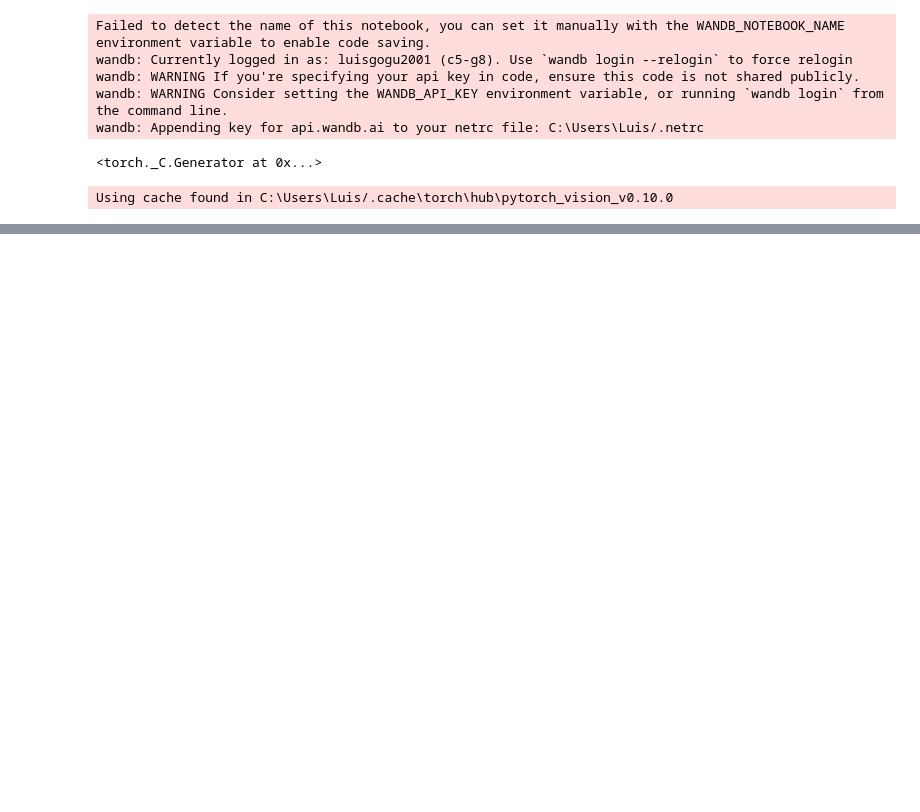
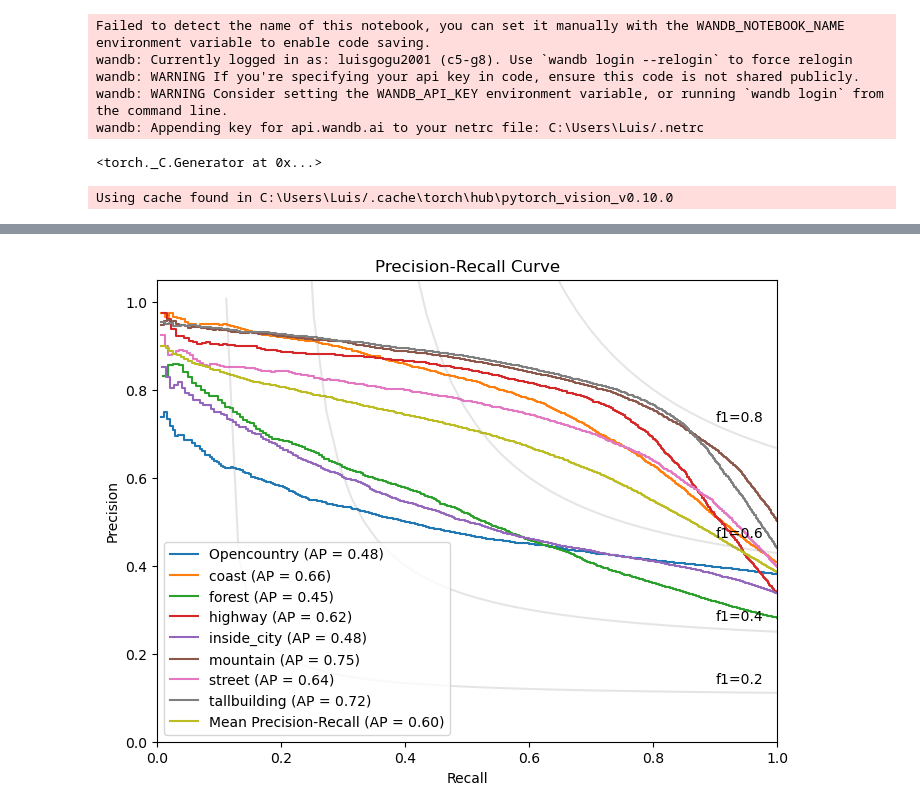
Before and after one commit to ainoacontreras/MCV-C3, a Jupyter notebook: Week 3/retrieval.ipynb, the cells around one changed output, grey strips where cells are left out. Saved outputs shown, nothing was run; the diff lists cells and outputs as text; code cells hidden in the pictures; blank space fills up the shorter version.

Commit message:
pr curve

```diff
--- a/Week 3/retrieval.ipynb
+++ b/Week 3/retrieval.ipynb
@@ -7,7 +7,7 @@ from torchvision import datasets
 from data_utils import CustomTransform
 import numpy as np
 import wandb
-from sklearn.neighbors import NearestNeighbors, KNeighborsClassifier
+from sklearn.neighbors import NearestNeighbors
 from sklearn.cluster import MiniBatchKMeans
 from sklearn.metrics import precision_recall_curve, average_precision_score, PrecisionRecallDisplay
 import matplotlib.pyplot as plt
@@ -26,7 +26,7 @@ config = {
     'TEST_DATASET_DIR': '../Week 1/data/MIT_split/test',
     'batch_size': 32,
     'classifier': 'knn',
-    'n_neighbors': 5,
+    'n_neighbors': 50,
     'metric': 'euclidean',
     'voronoi_cells': 8,
     'lookup_cells': 16,
@@ -100,7 +100,7 @@ class ImageRetrievalSystem:
         self.n_neighbors = config['n_neighbors']
 
         if self.classifier_type == 'knn':
-            self.classifier = KNeighborsClassifier(n_neighbors=config['n_neighbors'], metric=config['metric'])
+            self.classifier = NearestNeighbors(n_neighbors=config['n_neighbors'], metric=config['metric'])
         else:
             self.classifier = faiss.IndexIVFFlat(faiss.IndexFlatL2(self.dim), self.dim, config['voronoi_cells'])
             self.classifier.nprobe = config['lookup_cells']
@@ -139,12 +139,10 @@ class ImageRetrievalSystem:
         print('Retrieving images...')
         if self.classifier_type == 'knn':
             _, predictions = self.classifier.kneighbors(features, return_distance=True)
-            prob = self.classifier.predict_proba(features)
         else:
             _, predictions = self.classifier.search(features, self.n_neighbors)
-            prob = None
 
-        return predictions, labels, prob
+        return predictions, labels
 # %%
 def evaluate(predictions, labels):
 
@@ -173,11 +171,14 @@ def evaluate(predictions, labels):
 
     return prec_at_1, prec_at_5, mean_ap
 # %%
+config['n_neighbors'] = len(train_dataset)
 pipeline = ImageRetrievalSystem(model, dataloader_train, dataloader_test, config)
 pipeline.fit(precomputed=True)
-predictions, labels, probs = pipeline.retrieve(precomputed=True)
+predictions, labels = pipeline.retrieve(precomputed=True)
 
-evaluate(pipeline.train_labels[predictions], labels)
+predictions = pipeline.train_labels[predictions]
+
+evaluate(predictions, labels)
 # %% [output]
 Fitting the classifier...
 Retrieving images...
@@ -258,0 +186,71 @@ plt.legend(loc='lower left')
+# %%
+def precision_at_k(predictions, labels, k):
+    correct_pred = (predictions[:, :k] == labels[:, None]).sum(axis=1) / k
+    return correct_pred.mean()
+
+def binary_recall_at_k(predictions, binary_labels, k):
+    recalls = []
+    for i in range(predictions.shape[0]):
+        correct = np.sum(binary_labels[predictions[i, :k]] == 1)
+        total_correct = np.sum(binary_labels == 1) # Total correct for the class across all predictions
+        recalls.append(correct / total_correct if total_correct > 0 else 0)
+    return np.mean(recalls)
+
+def recall_at_k(predictions, labels, k):
+    recalls = []
+    for i in range(predictions.shape[0]):
+        correct = (predictions[i, :k] == labels[i]).sum()
+        total_correct = (predictions[i] == labels[i]).sum()
+        recalls.append(correct / total_correct if total_correct > 0 else 0)
+    return np.mean(recalls)
+
+
+unique_classes = np.unique(labels)  # Determine unique classes
+
+# Initialize dictionaries to store precision and recall values for each class at each k
+precision_at_k_values = {class_idx: [] for class_idx in unique_classes}
+recall_at_k_values = {class_idx: [] for class_idx in unique_classes}
+
+# Loop over k values
+for k in tqdm.tqdm(range(1, config['n_neighbors'])):
+    # For each class, calculate precision and recall at current k
+    for class_idx in unique_classes:
+        binary_labels = (labels == class_idx)
+
+        precision_at_k_values[class_idx].append(precision_at_k(predictions[binary_labels], labels[binary_labels], k))
+        recall_at_k_values[class_idx].append(recall_at_k(predictions[binary_labels], labels[binary_labels], k))
+
+# Plotting
+fig, ax = plt.subplots(figsize=(8, 6))
+
+# For each class, plot the precision-recall curve
+for class_idx in unique_classes:
+    precision_values = precision_at_k_values[class_idx]
+    recall_values = recall_at_k_values[class_idx]
+
+    display = PrecisionRecallDisplay(precision=precision_values, recall=recall_values)
+    display.plot(name=f'{test_dataset.classes[class_idx]} (AP = {np.mean(precision_values):.2f})', ax=ax)
+
+# plot the mean precision-recall curve
+precision_values = np.mean([precision_at_k_values[class_idx] for class_idx in unique_classes], axis=0)
+recall_values = np.mean([recall_at_k_values[class_idx] for class_idx in unique_classes], axis=0)
+display = PrecisionRecallDisplay(precision=precision_values, recall=recall_values)
+display.plot(name='Mean Precision-Recall (AP = {:.2f})'.format(np.mean(precision_values)), ax=ax)
+
+# Add iso F1 curves
+f1_scores = np.linspace(0.2, 0.8, num=4)
+for f1_score in f1_scores:
+    x = np.linspace(0.01, 1)
+    y = f1_score * x / (2 * x - f1_score)
+    plt.plot(x[y >= 0], y[y >= 0], color='gray', alpha=0.2)
+    plt.annotate(f'f1={f1_score:0.1f}', xy=(0.9, y[45] + 0.02))
+
+plt.xlim([0.0, 1.0])
+plt.ylim([0.0, 1.05])
+plt.xlabel('Recall')
+plt.ylabel('Precision')
+plt.legend(loc='lower left')
+plt.title('Precision-Recall Curve')
+plt.show()
+# %% [output]
+[figure, added]
```
Also changed, not shown: parts of 4 cells of this notebook, 1 other file.
